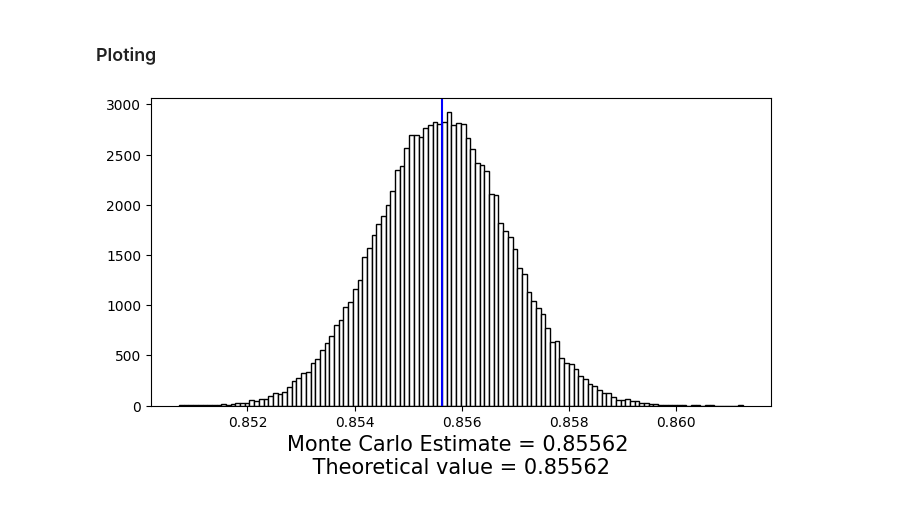
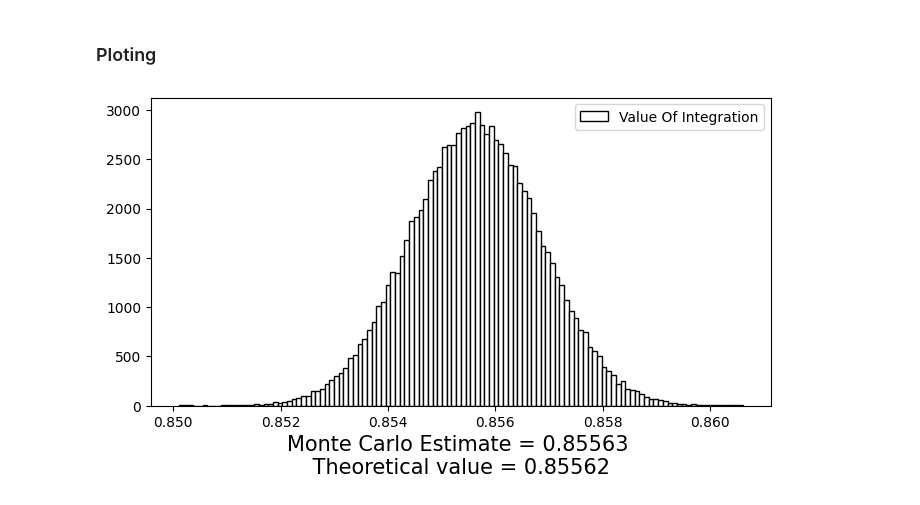
Before and after one commit to AzmainBiswas/Monte_Carlo, a Jupyter notebook: Evaluating Integrals using MC/Evaluating_Integration.ipynb, the cells around one changed output. Cells and saved outputs as stored; diff of their text form; code cells hidden in the pictures.

```diff
--- a/Evaluating Integrals using MC/Evaluating_Integration.ipynb
+++ b/Evaluating Integrals using MC/Evaluating_Integration.ipynb
@@ -49,25 +49,27 @@ with open("Value_of_Integral.csv", "w", newline="") as file:
 # %%
 def MonteCarlo_For_Plot(fun, UpLimit, LowerLimit, SimNumber):
     I = 10000  # number of itaration
     IntegralValues = []
     for i in range(SimNumber):
         X = np.random.uniform(LowerLimit, UpLimit, I)
         ValuesOfFunction = fun(X)
         SumfFunction = ValuesOfFunction.sum()
         IntegralValue = SumfFunction / float(len(ValuesOfFunction))
         IntegralValues.append(IntegralValue)
     return IntegralValues
 
 integral_value = MonteCarlo_For_Plot(fun, UpLimit, LowerLimit, 100000)
 plt.figure(figsize=(8, 4))
 plt.hist(
     integral_value,
     color="white",
     bins=120,
     edgecolor="black",
+    label="Value Of Integration"
 )
-plt.axvline(statistics.mean(integral_value), c="blue",linewidth=1.5)
+# plt.axvline(statistics.mean(integral_value), c="b",linewidth=1.5,label='sample mean')
 plt.xlabel(f'Monte Carlo Estimate = {statistics.mean(integral_value):.5f} \n Theoretical value = 0.85562 ', fontsize=15)
+plt.legend()
 plt.show()
 # %% [output]
-[figure, old version]
+[figure, new version]
```
Also changed, not shown: 4 other files.
